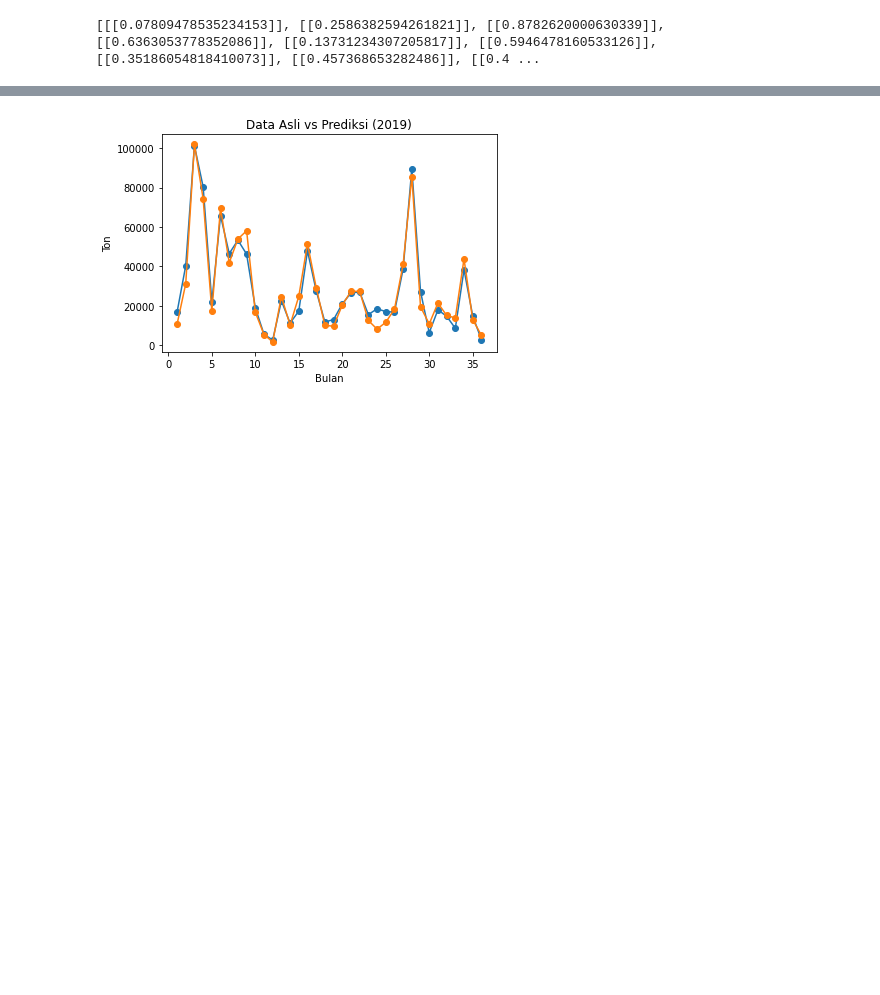
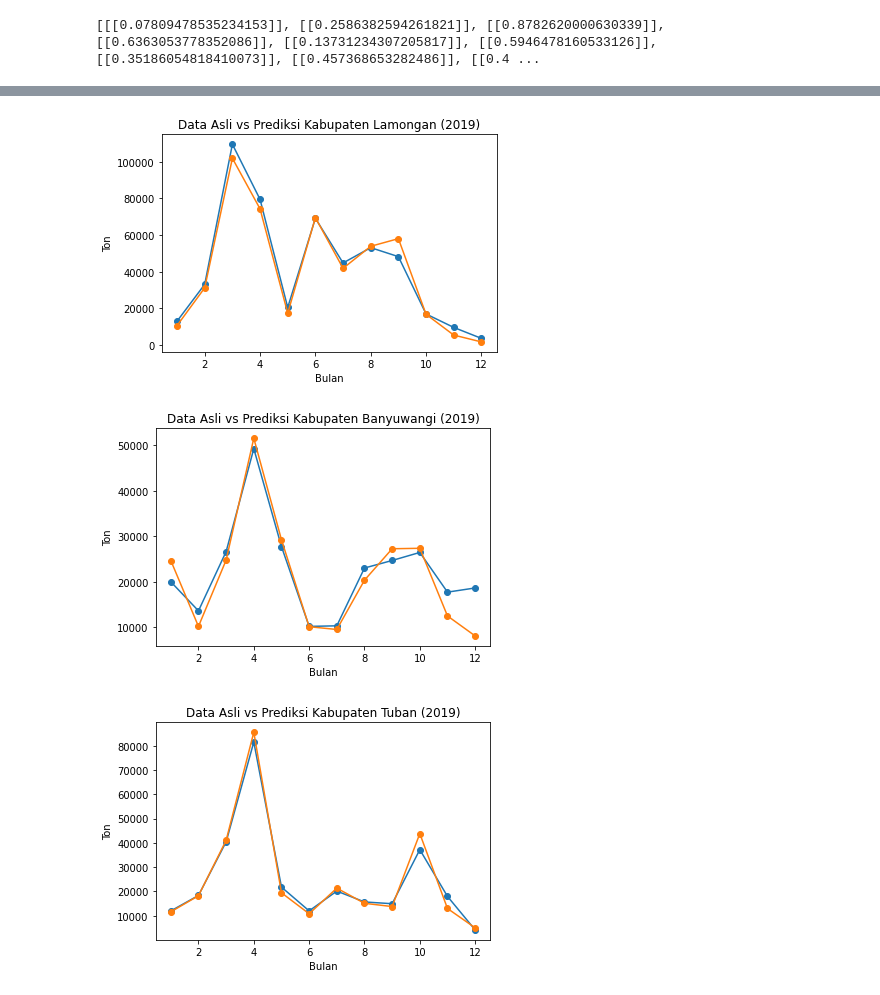
Before and after one commit to u1-byte/SmartCropYieldsPrediction, a Jupyter notebook: Machine Learning/Code/ML_Building_Model.ipynb, the cells around one changed output, grey strips where cells are left out. Saved outputs shown, nothing was run; the diff lists cells and outputs as text; code cells hidden in the pictures; blank space fills up the shorter version.

```diff
--- a/Machine Learning/Code/ML_Building_Model.ipynb
+++ b/Machine Learning/Code/ML_Building_Model.ipynb
@@ -618,11 +620,40 @@ print(output_validation)
 [10558.09, 31180.56, 101956.71, 74319.36, 17322.18, 69561.05, 41828.82, 53880.42, 58044.09, 16713.73, 5373.29, 1637.76, 24683.18, 10217.73, 24777.63, 51528.42, 29243.91, 10147.88, 9540.8, 20361.59, 27 ...
+# %%
+# Split output prediksi dan validasi berdasarkan Kabupaten
+output_prediksi_lamongan = output_prediksi[:12]
+output_prediksi_banyuwangi = output_prediksi[12:24]
+output_prediksi_tuban = output_prediksi[24:36]
+output_validation_lamongan = output_validation[:12]
+output_validation_banyuwangi = output_validation[12:24]
+output_validation_tuban = output_validation[24:36]
+number_of_validation = number_of_validation[:12]
 # %%
-# Grafik garis dari total produksi beras
-plt.plot(number_of_validation,output_prediksi,marker='o')
-plt.plot(number_of_validation,output_validation,marker='o')
-plt.title('Data Asli vs Prediksi (2019)')
+# Grafik garis dari total produksi beras tiap Kabupaten
+
+# Kabupaten Lamongan
+plt.plot(number_of_validation,output_prediksi_lamongan,marker='o')
+plt.plot(number_of_validation,output_validation_lamongan,marker='o')
+plt.title('Data Asli vs Prediksi Kabupaten Lamongan (2019)')
 plt.ylabel('Ton')
 plt.xlabel('Bulan')
 plt.show()
+
+# Kabupaten Banyuwangi
+plt.plot(number_of_validation,output_prediksi_banyuwangi,marker='o')
+plt.plot(number_of_validation,output_validation_banyuwangi,marker='o')
+plt.title('Data Asli vs Prediksi Kabupaten Banyuwangi (2019)')
+plt.ylabel('Ton')
+plt.xlabel('Bulan')
+plt.show()
+
+# Kabupaten Tuban
+plt.plot(number_of_validation,output_prediksi_tuban,marker='o')
+plt.plot(number_of_validation,output_validation_tuban,marker='o')
+plt.title('Data Asli vs Prediksi Kabupaten Tuban (2019)')
+plt.ylabel('Ton')
+plt.xlabel('Bulan')
+plt.show()
 # %% [output]
-[figure, old version]
+[figure, new version]
+[figure, added]
+[figure, added]
```
Also changed, not shown: parts of 9 cells of this notebook.
